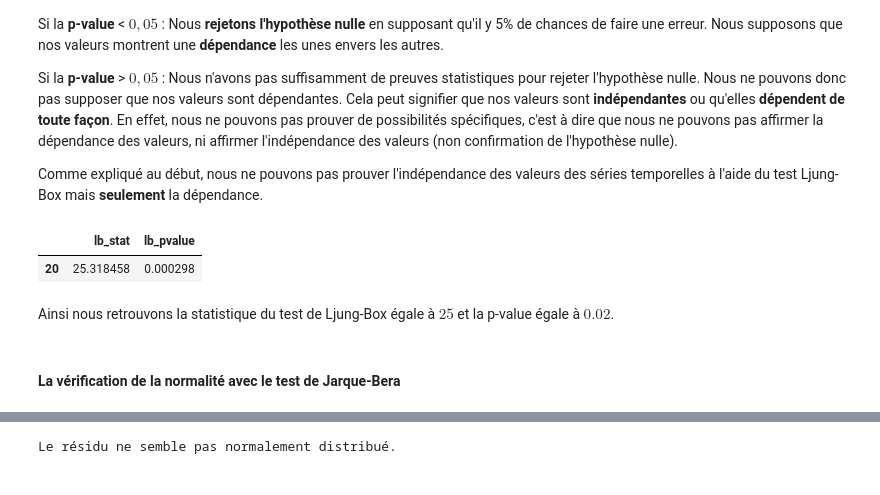
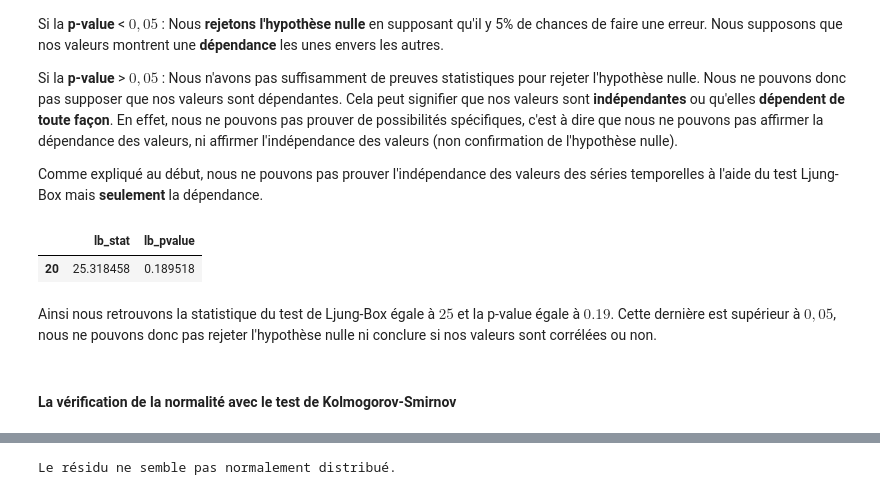
Before and after one commit to Lawisss/Helenos-Model, a Jupyter notebook: ARIMA.ipynb, the cells around one changed output, grey strips where cells are left out. Cells and saved outputs as stored; diff of their text form; code cells hidden in the pictures.

```diff
--- a/ARIMA.ipynb
+++ b/ARIMA.ipynb
@@ -278,14 +278,13 @@ Si la **p-value** > $0,05$ : Nous n'avons pas suffisamment de preuves statistiqu
 Comme expliqué au début, nous ne pouvons pas prouver l'indépendance des valeurs des séries temporelles à l'aide du test Ljung-Box mais **seulement** la dépendance.
 # %%
 # Data fitting avec Ljung-Box
-# Degrés de liberté = 14
 # Décalage 20
 
-sms.diagnostic.acorr_ljungbox(best_mdl.resid, lags=[20], boxpierce=False, return_df=True, model_df=14)
+sms.diagnostic.acorr_ljungbox(best_mdl.resid, lags=[20], boxpierce=False, return_df=True)
 # %% [output]
 |  | lb_stat | lb_pvalue |
-| 20 | 25.318458 | 0.000298 |
+| 20 | 25.318458 | 0.189518 |
 # %% [markdown]
-Ainsi nous retrouvons la statistique du test de Ljung-Box égale à $25$ et la p-value égale à $0.02$.
+Ainsi nous retrouvons la statistique du test de Ljung-Box égale à $25$ et la p-value égale à $0.19$. Cette dernière est supérieur à $0,05$, nous ne pouvons donc pas rejeter l'hypothèse nulle ni conclure si nos valeurs sont corrélées ou non.
 # %% [markdown]
-#### La vérification de la normalité avec le test de Jarque-Bera
+#### La vérification de la normalité avec le test de Kolmogorov-Smirnov
```
Also changed, not shown: parts of 9 cells of this notebook, 2 other files.
